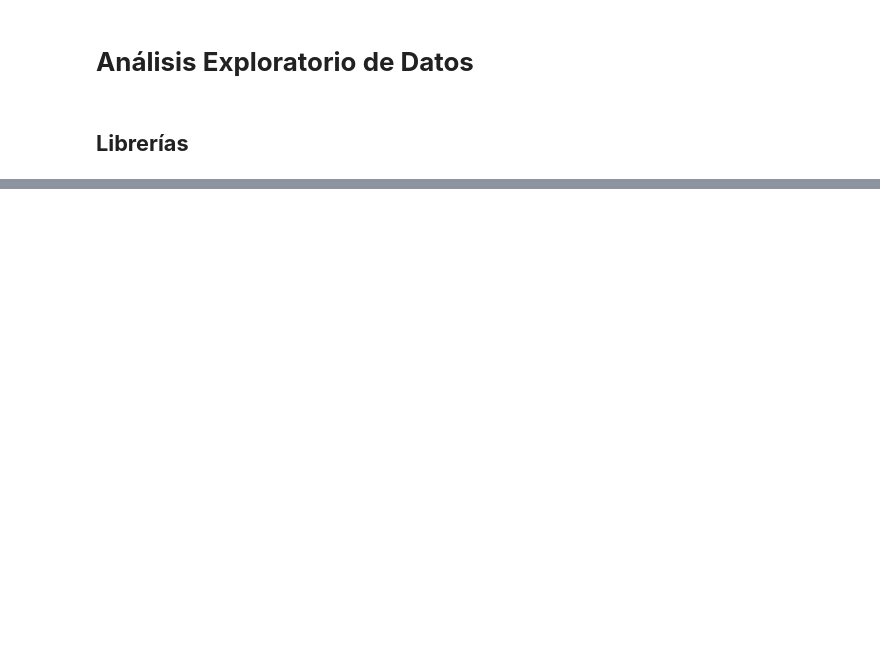
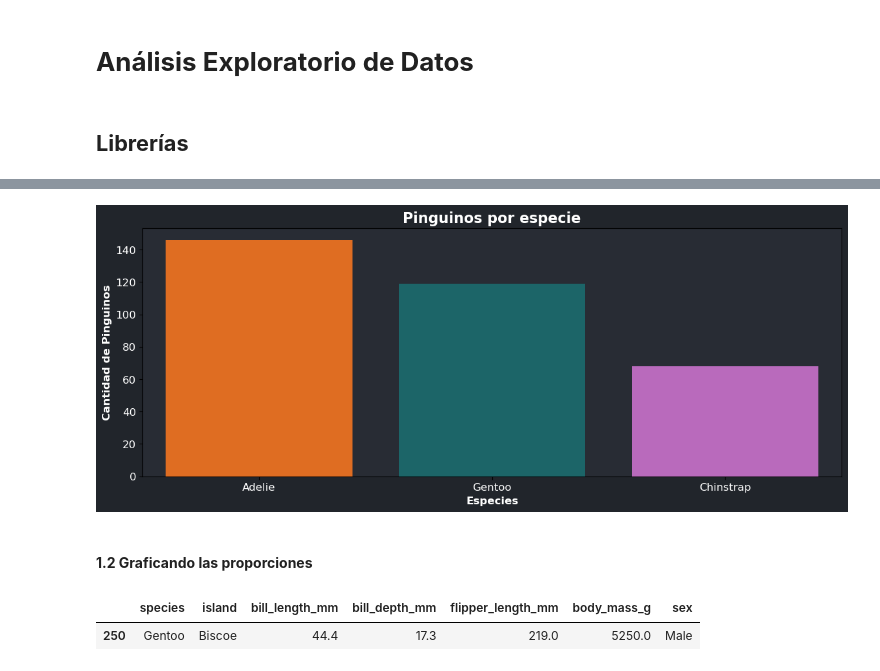
Before and after one commit to JuanFeA98/Fullstack_Data_Scientist, a Jupyter notebook: EDA/01.Analisis_Exploratorio_Datos.ipynb, the cells around one changed output, grey strips where cells are left out. Saved outputs shown, nothing was run; the diff lists cells and outputs as text; code cells hidden in the pictures; blank space fills up the shorter version.

```diff
--- a/EDA/01.Analisis_Exploratorio_Datos.ipynb
+++ b/EDA/01.Analisis_Exploratorio_Datos.ipynb
@@ -29,0 +148,37 @@ penguin_color = {
+# %%
+fig, ax = plt.subplots(figsize=(14, 5))
+
+plt.title(
+    'Pinguinos por especie',
+    fontweight=1000,
+    size=16,
+    color='white'
+)
+
+# plt.grid(visible=True, linewidth=0.1, color='white')
+fig.patch.set_facecolor('#21252b')
+ax.set_facecolor('#282c34')
+
+sns.barplot(
+    data=penguins_data_species,
+    x='species',
+    y='penguins',
+    palette =penguin_color
+)
+
+plt.xlabel('Especies', size=12, weight=700, color='white')
+plt.xticks(color='white', size=12)
+
+plt.ylabel('Cantidad de Pinguinos', size=12, weight=700, color='white')
+plt.yticks(color='white', size=12)
+
+plt.show()
+# %% [output]
+[figure, added]
+# %% [markdown]
+#### **1.2 Graficando las proporciones**
+# %%
+penguins_data.sample()
+# %% [output]
+|  | species | island | bill_length_mm | bill_depth_mm | flipper_length_mm | body_mass_g | sex |
+| 250 | Gentoo | Biscoe | 44.4 | 17.3 | 219.0 | 5250.0 | Male |
```
Also changed, not shown: parts of 16 cells of this notebook.
